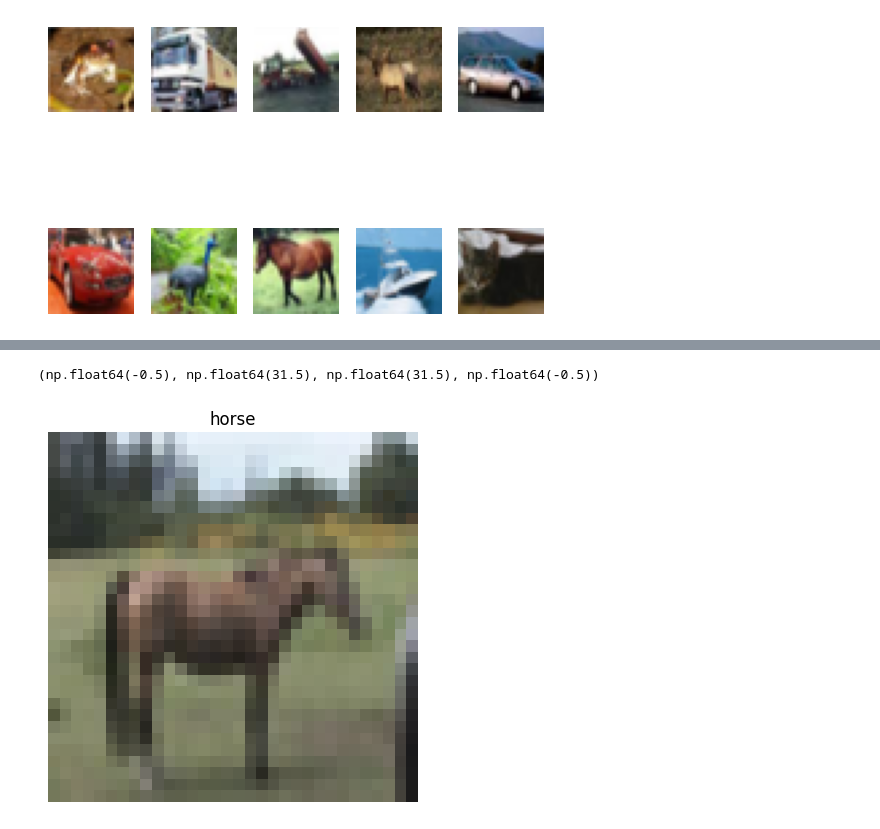
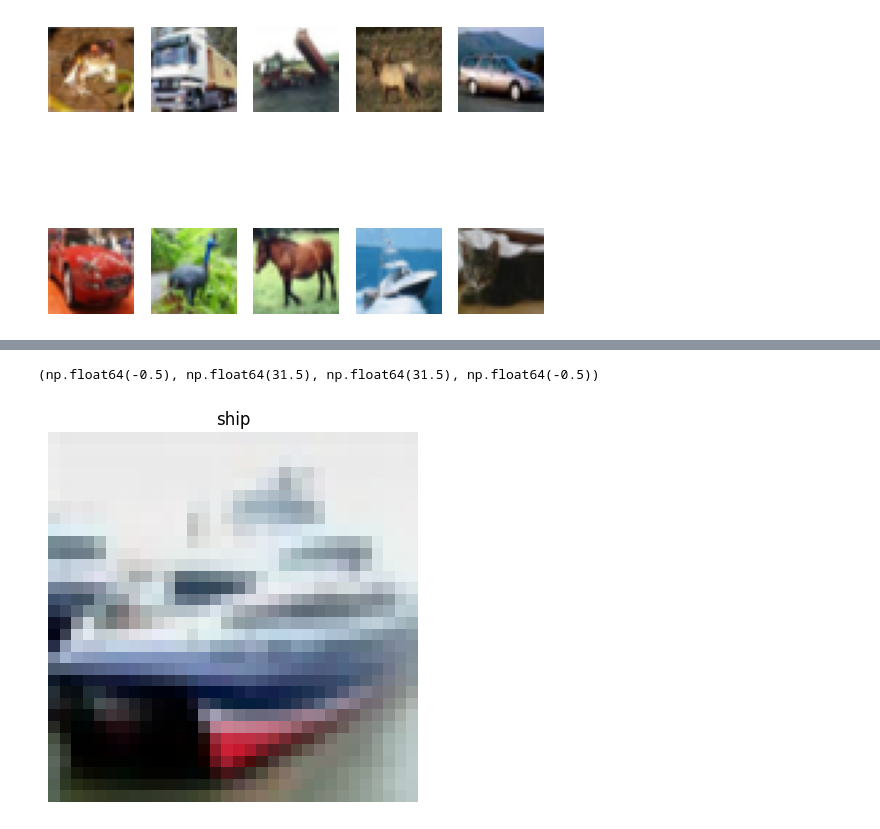
Before and after one commit to PTMAbellana/INTELLIGENT-SYSTEMS-2, a Jupyter notebook: IntelligentSystems2_Activities/basic_cifar10_classification.ipynb, the cells around one changed output, grey strips where cells are left out. Drawn from its saved outputs; the diff is of its cells as text; code cells hidden in the pictures.

```diff
--- a/IntelligentSystems2_Activities/basic_cifar10_classification.ipynb
+++ b/IntelligentSystems2_Activities/basic_cifar10_classification.ipynb
@@ -101,10 +101,10 @@ print(predict_labels.shape)
 # %%
 # Step 10: Visualizing Predictions
 
-i = 9999
+i = 1
 plt.imshow(x_test[i])
 plt.title(classes[predict_labels[i]])
 plt.axis('off')
 # %% [output]
 (np.float64(-0.5), np.float64(31.5), np.float64(31.5), np.float64(-0.5))
-[figure, old version]
+[figure, new version]
```
Also changed, not shown: parts of 3 cells of this notebook.
